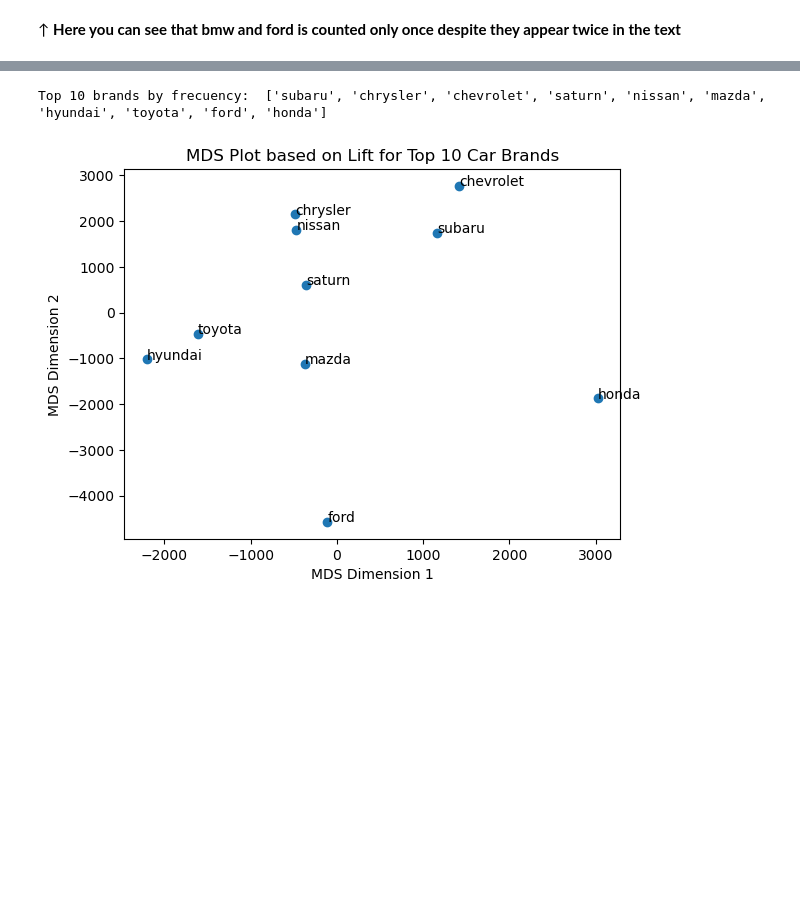
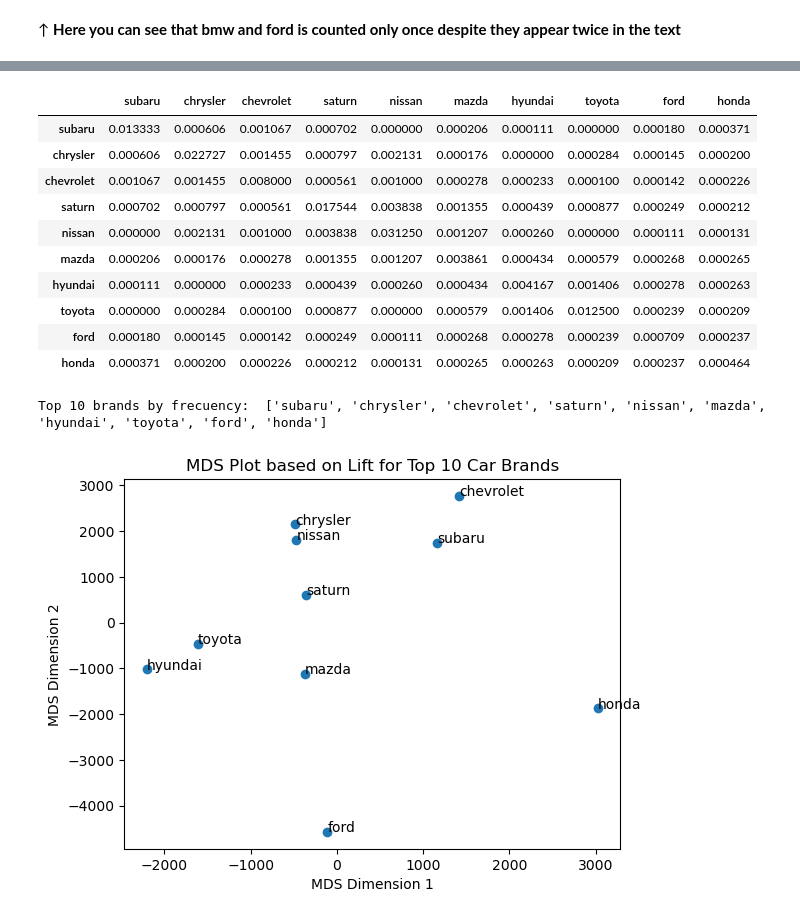
Before and after one commit to lazy0ninja/TextAnalytics-GP, a Jupyter notebook: Assignment 1.ipynb, the cells around one changed output, grey strips where cells are left out. Cells and saved outputs as stored; diff of their text form; code cells hidden in the pictures; blank space fills up the shorter version.

Commit message:
added code for tables for submission

```diff
--- a/Assignment 1.ipynb
+++ b/Assignment 1.ipynb
@@ -254,3 +274,18 @@ Brand 'volkwagen' is not mentioned and will be excluded from MDS analysis.
+# %%
+lift_df = pd.DataFrame(lift_matrix, index=feature_names, columns=feature_names)
+lift_df
+# %% [output]
+|  | subaru | chrysler | chevrolet | saturn | nissan | mazda | hyundai | toyota | ford | honda |
+| subaru | 0.013333 | 0.000606 | 0.001067 | 0.000702 | 0.000000 | 0.000206 | 0.000111 | 0.000000 | 0.000180 | 0.000371 |
+| chrysler | 0.000606 | 0.022727 | 0.001455 | 0.000797 | 0.002131 | 0.000176 | 0.000000 | 0.000284 | 0.000145 | 0.000200 |
+| chevrolet | 0.001067 | 0.001455 | 0.008000 | 0.000561 | 0.001000 | 0.000278 | 0.000233 | 0.000100 | 0.000142 | 0.000226 |
+| saturn | 0.000702 | 0.000797 | 0.000561 | 0.017544 | 0.003838 | 0.001355 | 0.000439 | 0.000877 | 0.000249 | 0.000212 |
+| nissan | 0.000000 | 0.002131 | 0.001000 | 0.003838 | 0.031250 | 0.001207 | 0.000260 | 0.000000 | 0.000111 | 0.000131 |
+| mazda | 0.000206 | 0.000176 | 0.000278 | 0.001355 | 0.001207 | 0.003861 | 0.000434 | 0.000579 | 0.000268 | 0.000265 |
+| hyundai | 0.000111 | 0.000000 | 0.000233 | 0.000439 | 0.000260 | 0.000434 | 0.004167 | 0.001406 | 0.000278 | 0.000263 |
+| toyota | 0.000000 | 0.000284 | 0.000100 | 0.000877 | 0.000000 | 0.000579 | 0.001406 | 0.012500 | 0.000239 | 0.000209 |
+| ford | 0.000180 | 0.000145 | 0.000142 | 0.000249 | 0.000111 | 0.000268 | 0.000278 | 0.000239 | 0.000709 | 0.000237 |
+| honda | 0.000371 | 0.000200 | 0.000226 | 0.000212 | 0.000131 | 0.000265 | 0.000263 | 0.000209 | 0.000237 | 0.000464 |
 # %%
 print("Top 10 brands by frecuency: ", feature_names)
 # %% [output]
```
Also changed, not shown: parts of 7 cells of this notebook.
